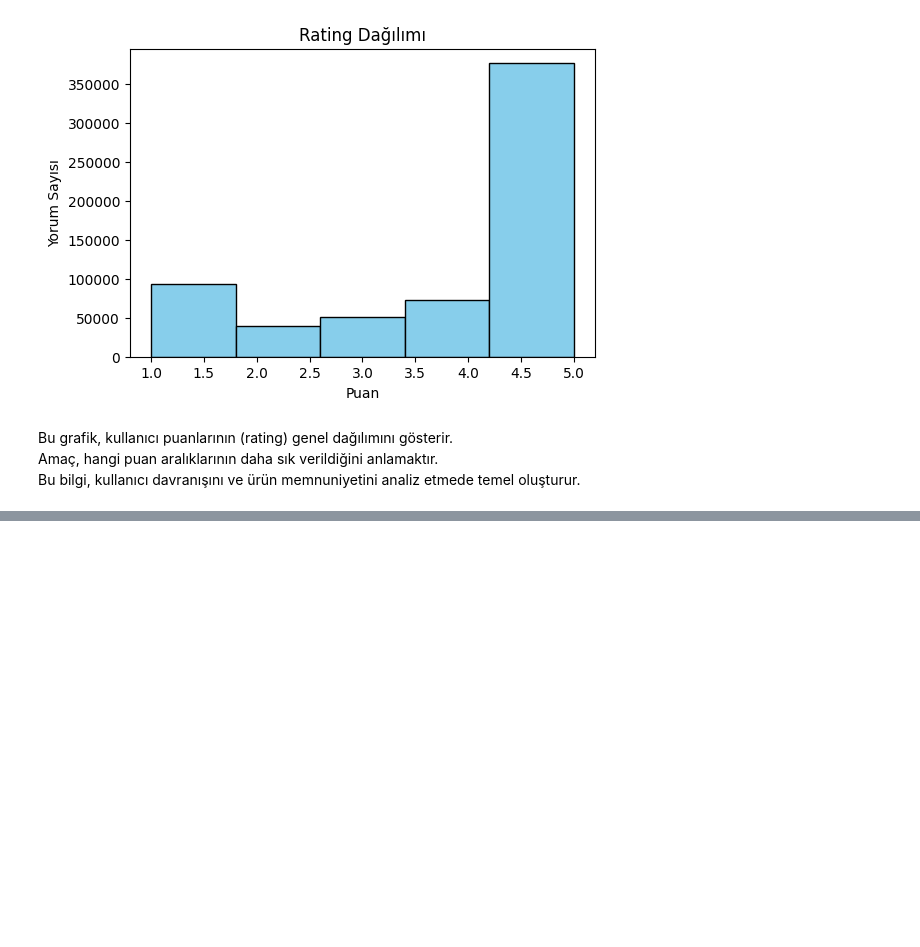
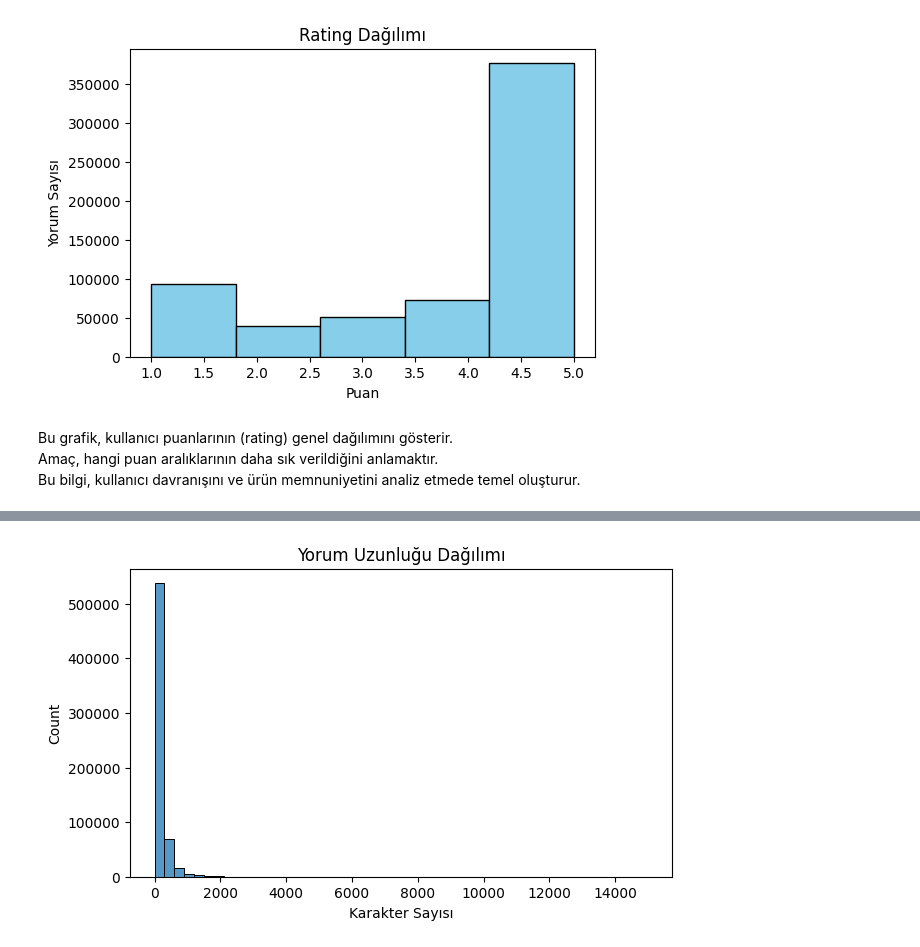
Before and after one commit to evil1341/Semicolon, a Jupyter notebook: FET445_22040301144_Semicolon_1.ipynb, the cells around one changed output, grey strips where cells are left out. Drawn from its saved outputs; the diff is of its cells as text; code cells hidden in the pictures; blank space fills up the shorter version.

```diff
--- a/FET445_22040301144_Semicolon_1.ipynb
+++ b/FET445_22040301144_Semicolon_1.ipynb
@@ -655,0 +780,10 @@ Bu bilgi, kullanıcı davranışını ve ürün memnuniyetini analiz etmede teme
+# %%
+merged_df['text_length'] = merged_df['text'].astype(str).str.len()
+
+plt.figure(figsize=(7,4))
+sns.histplot(merged_df['text_length'], bins=50)
+plt.title("Yorum Uzunluğu Dağılımı")
+plt.xlabel("Karakter Sayısı")
+plt.show()
+# %% [output]
+[figure, added]
```
Also changed, not shown: parts of 15 cells of this notebook.
